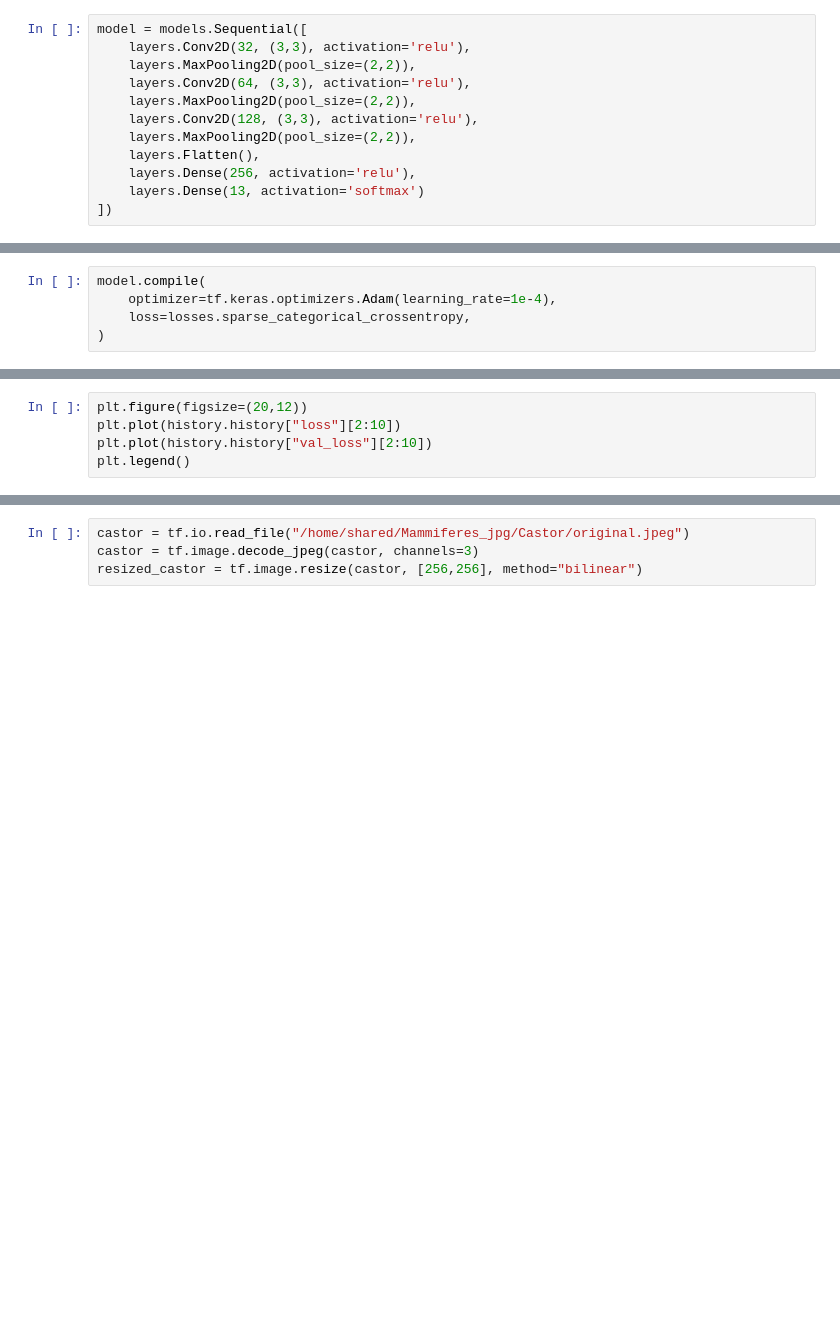
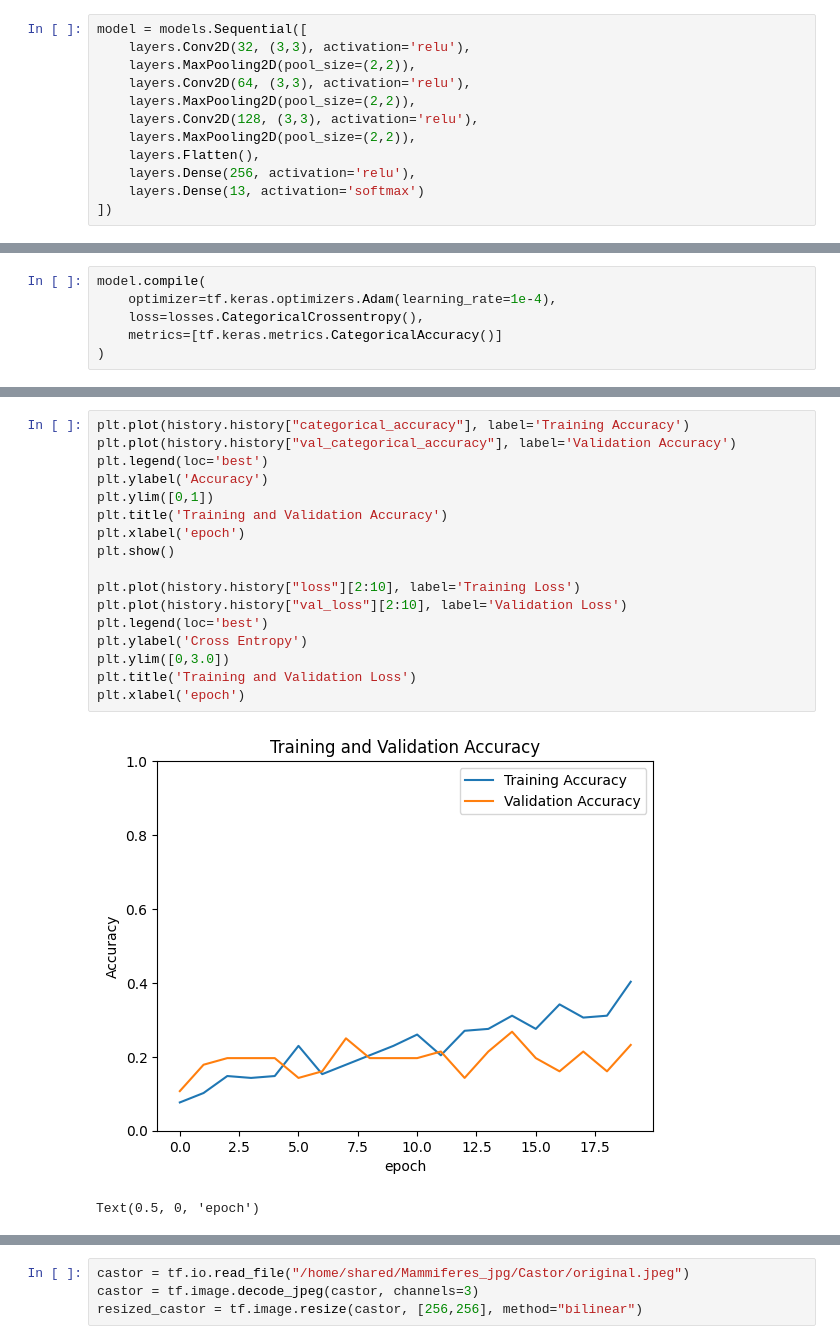
Before and after one commit to Spokay/Wildlens_CNN, a Jupyter notebook: notebooks/model_1.ipynb, the cells around one changed output, grey strips where cells are left out. Saved outputs shown, nothing was run; the diff lists cells and outputs as text; blank space fills up the shorter version.

```diff
--- a/notebooks/model_1.ipynb
+++ b/notebooks/model_1.ipynb
@@ -123,7 +48,8 @@ print(next(iter(train))[0].shape)
 # %%
 model.compile(
     optimizer=tf.keras.optimizers.Adam(learning_rate=1e-4),
-    loss=losses.sparse_categorical_crossentropy,
+    loss=losses.CategoricalCrossentropy(),
+    metrics=[tf.keras.metrics.CategoricalAccuracy()]
 )
 # %%
 history = model.fit(
@@ -134,5 +93,20 @@ history = model.fit(
 # %%
-plt.figure(figsize=(20,12))
-plt.plot(history.history["loss"][2:10])
-plt.plot(history.history["val_loss"][2:10])
-plt.legend()
+plt.plot(history.history["categorical_accuracy"], label='Training Accuracy')
+plt.plot(history.history["val_categorical_accuracy"], label='Validation Accuracy')
+plt.legend(loc='best')
+plt.ylabel('Accuracy')
+plt.ylim([0,1])
+plt.title('Training and Validation Accuracy')
+plt.xlabel('epoch')
+plt.show()
+
+plt.plot(history.history["loss"][2:10], label='Training Loss')
+plt.plot(history.history["val_loss"][2:10], label='Validation Loss')
+plt.legend(loc='best')
+plt.ylabel('Cross Entropy')
+plt.ylim([0,3.0])
+plt.title('Training and Validation Loss')
+plt.xlabel('epoch')
+# %% [output]
+[figure, added]
+Text(0.5, 0, 'epoch')
```
Also changed, not shown: parts of 9 cells of this notebook, 2 other files.
